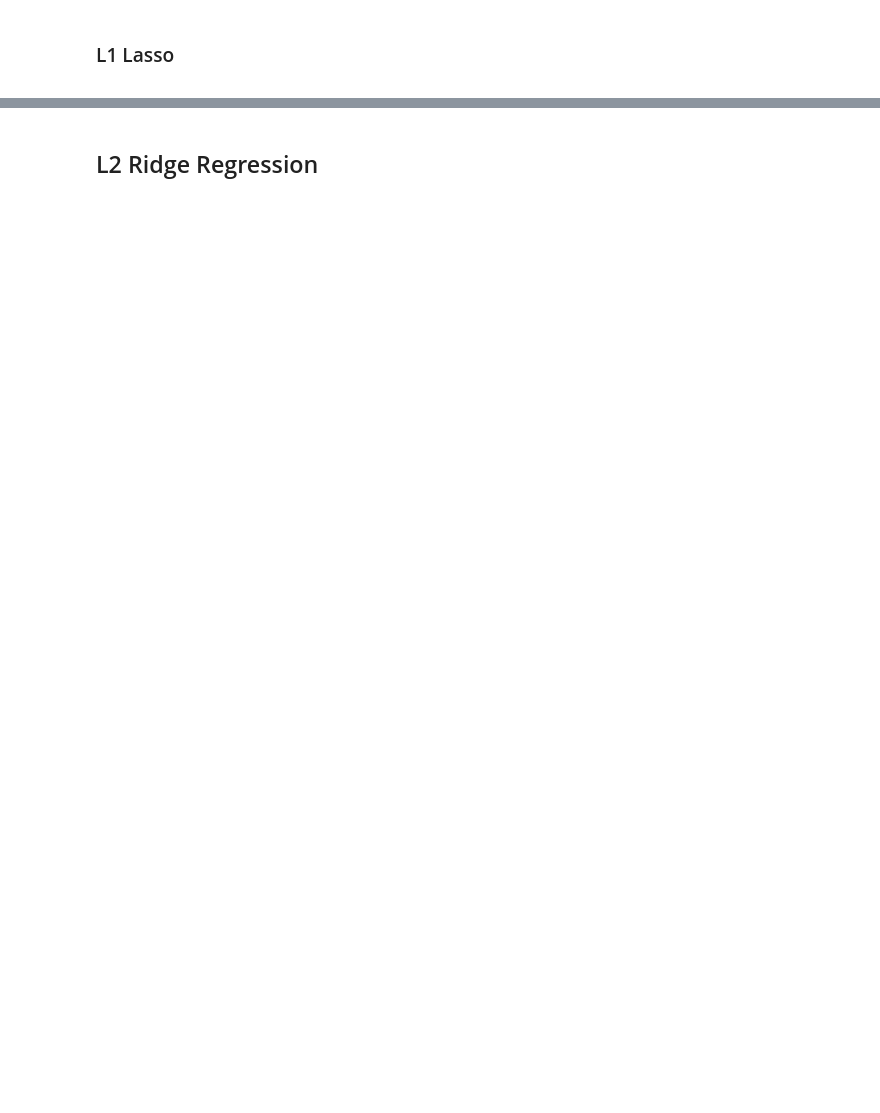
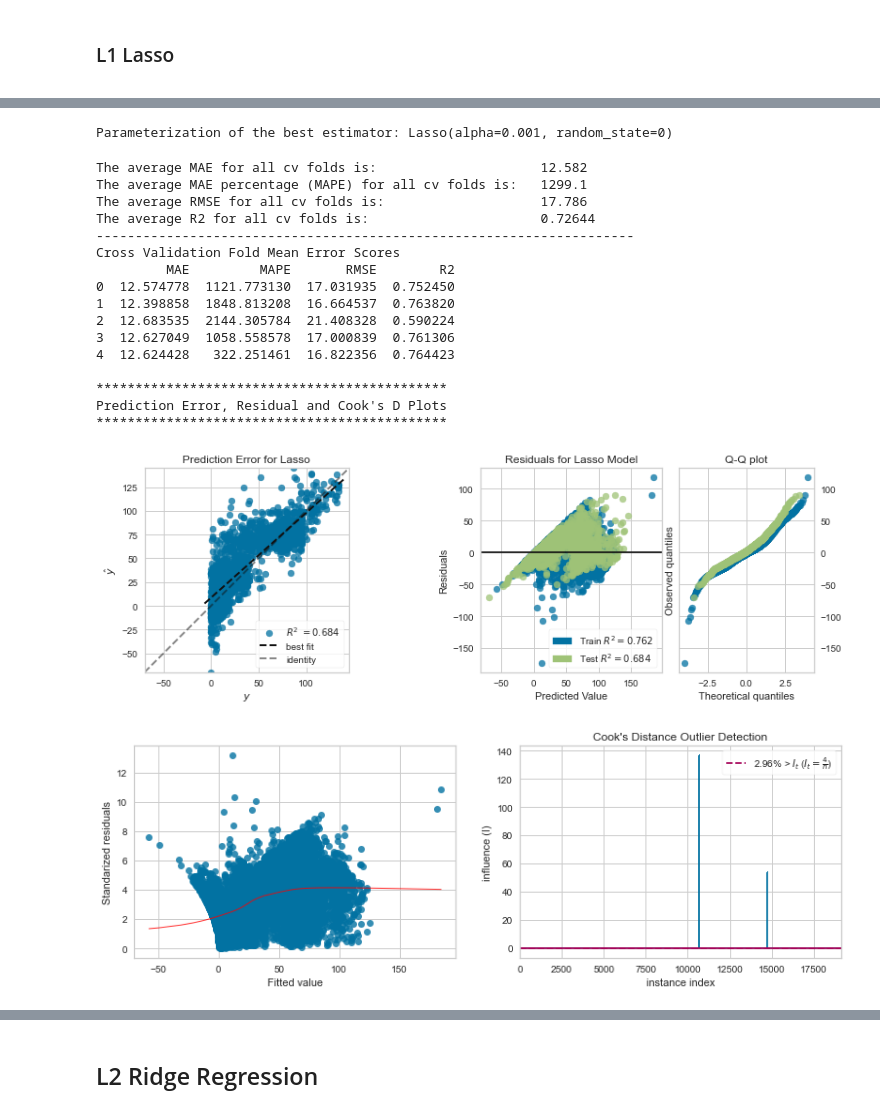
Before and after one commit to JosephLazarus/QTW, a Jupyter notebook: Case Study 1/Case Study 1-simplier.ipynb, the cells around one changed output, grey strips where cells are left out. Drawn from its saved outputs; the diff is of its cells as text; code cells hidden in the pictures; blank space fills up the shorter version.

```diff
--- a/Case Study 1/Case Study 1-simplier.ipynb
+++ b/Case Study 1/Case Study 1-simplier.ipynb
@@ -550,7 +553,7 @@ hyper_params = [{'n_features_to_select': list(range(0, 158))}]
 # step-3: perform grid search
 # 3.1 specify model  rfe = recursive feature elimination
 lm = LinearRegression()
-lm.fit(X_scaled, y_scaled)
+lm.fit(X_scaled, y)
 rfe = RFE(lm)
 
 # 3.2 call GridSearchCV() rfe = recursive feature elimination
@@ -564,8 +567,8 @@ model_cv = GridSearchCV(estimator = rfe,
 ### To reduce runtime of notebook I # commented out model_cv.fit
 # %%
 # fit the model
-model_cv.fit(X_scaled, y_scaled)
+# model_cv.fit(X_scaled, y)
 
-print(f'Coefficients: {model_cv.coef_}')
-print(f'Intercept: {model_cv.intercept_}')
-print(f'R^2 score: {model_cv.score(X_scaled, y_scaled)}')
+# print(f'Coefficients: {model_cv.coef_}')
+# print(f'Intercept: {model_cv.intercept_}')
+# print(f'R^2 score: {model_cv.score(X_scaled, y)}')
@@ -638,4 +637,4 @@ LassoGridSearch = GridSearchCV(estimator=LassoReg
                    , scoring='neg_mean_absolute_error')
 
 #Perform hyperparameter search to find the best combination of parameters for our data
-LassoGridSearch.fit(X_scaled, y_scaled)
+LassoGridSearch.fit(X_scaled, y)
@@ -648,13 +658,33 @@ plt.ylabel('MAE')
 # %%
 #Create CappedLinearRegression predictions between 0 and 100% using the best parameters for our Linear Regression object
 LassoEstimator = LassoGridSearch.best_estimator_
 
 #Evaluate the regression estimator above using our pre-defined cross validation and scoring metrics.
-L1, LassoMae = EvaluateRegressionEstimator('LASSO Regression:', LassoEstimator, X_scaled, y_scaled, Xval_scaled, yval_scaled, cv_method)
+L1, LassoMae = EvaluateRegressionEstimator('LASSO Regression:', LassoEstimator, X_scaled, y, Xval_scaled, yval, cv_method)
 regModel_stat = regModel_stat.append(L1)
 
 #Plot rediction Error, Residual and Cook's D
-residualPlot(LassoEstimator, X_scaled, y_scaled, Xval_scaled, yval_scaled)
+residualPlot(LassoEstimator, X_scaled, y, Xval_scaled, yval)
+# %% [output]
+Parameterization of the best estimator: Lasso(alpha=0.001, random_state=0)
+The average MAE for all cv folds is:                     12.582
+The average MAE percentage (MAPE) for all cv folds is:   1299.1
+The average RMSE for all cv folds is:                    17.786
+The average R2 for all cv folds is:                      0.72644
+---------------------------------------------------------------------
+Cross Validation Fold Mean Error Scores
+         MAE         MAPE       RMSE        R2
+0  12.574778  1121.773130  17.031935  0.752450
+1  12.398858  1848.813208  16.664537  0.763820
+2  12.683535  2144.305784  21.408328  0.590224
+3  12.627049  1058.558578  17.000839  0.761306
+4  12.624428   322.251461  16.822356  0.764423
+
+*********************************************
+Prediction Error, Residual and Cook's D Plots
+*********************************************
+[figure, added]
+[figure, added]
 # %%
 L1_weights = pd.DataFrame(X_scaled.columns)
 L1_weights['weight'] = LassoEstimator.coef_
```
Also changed, not shown: parts of 37 cells of this notebook.
